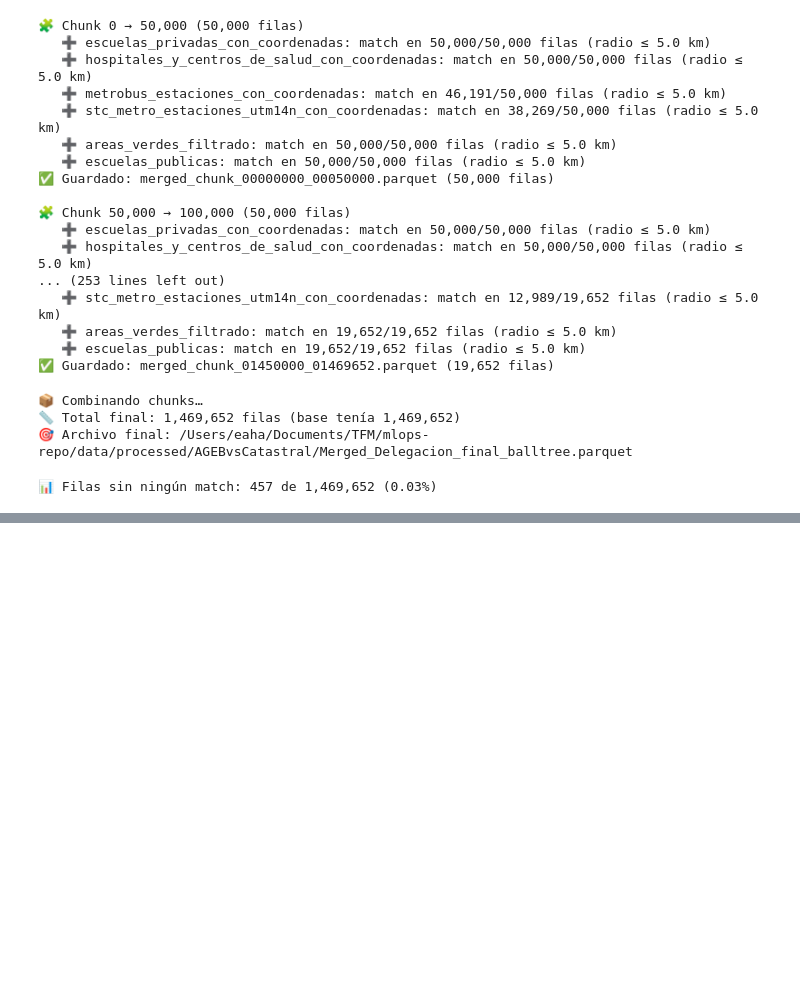
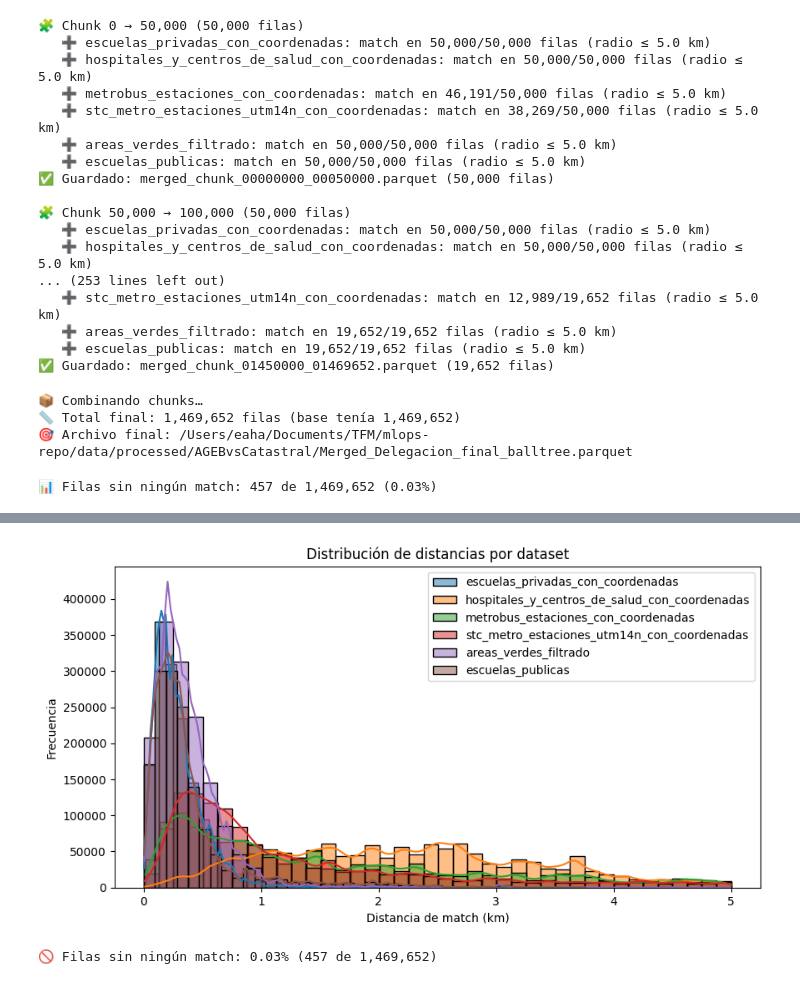
Before and after one commit to RenataRmz/mlops-repo, a Jupyter notebook: notebooks/02.Transformation/Deleg_AGEB_Catast.ipynb, the cells around one changed output, grey strips where cells are left out. Drawn from its saved outputs; the diff is of its cells as text; code cells hidden in the pictures; blank space fills up the shorter version.

Commit message:
Agrego la version final del notebook para unir a los csv diversos

```diff
--- a/notebooks/02.Transformation/Deleg_AGEB_Catast.ipynb
+++ b/notebooks/02.Transformation/Deleg_AGEB_Catast.ipynb
@@ -813,0 +620,8 @@ print(f"🎯 Archivo final guardado en: {output_final}")
+# %%
+# --- Detectar datasets ---
+aliases = ["escuelas_privadas", "hospitales_y_centros_de_salud", "metrobus_estaciones",
+           "stc_metro_estaciones_utm14n", "areas_verdes_filtrado", "escuelas_publicas"]
+
+# Algunas versiones del alias se acortaron en sufijos, los detectamos automáticamente
+dist_cols = [c for c in df.columns if c.startswith("dist_m_")]
+print("📋 Columnas de distancia detectadas:", dist_cols)
@@ -813,0 +630,21 @@ print(f"🎯 Archivo final guardado en: {output_final}")
+# %%
+# --- Resumen por dataset ---
+summary = []
+for col in dist_cols:
+    alias = col.replace("dist_m_", "")
+    total = len(df)
+    matched = df[col].notna().sum()
+    mean_dist = df[col].mean() / 1000  # en km
+    p95 = df[col].quantile(0.95) / 1000
+    summary.append({
+        "dataset": alias,
+        "matched_rows": matched,
+        "total_rows": total,
+        "pct_matched": matched / total * 100,
+        "mean_dist_km": mean_dist,
+        "p95_dist_km": p95
+    })
+
+summary_df = pd.DataFrame(summary)
+print("\n📈 Resumen de calidad del merge:")
+print(summary_df.round(3))
@@ -813,0 +668,21 @@ print(f"🎯 Archivo final guardado en: {output_final}")
+# %%
+
+
+# --- Histograma de distancias ---
+plt.figure(figsize=(10,5))
+for col in dist_cols:
+    sns.histplot(df[col]/1000, label=col.replace("dist_m_", ""), kde=True, bins=40, alpha=0.5)
+plt.xlabel("Distancia de match (km)")
+plt.ylabel("Frecuencia")
+plt.title("Distribución de distancias por dataset")
+plt.legend()
+plt.show()
+# %% [output]
+[figure, added]
+# %%
+# --- Porcentaje global sin match ---
+mask_all_nan = df[dist_cols].isna().all(axis=1)
+no_match_pct = mask_all_nan.mean() * 100
+print(f"\n🚫 Filas sin ningún match: {no_match_pct:.2f}% ({mask_all_nan.sum():,} de {len(df):,})")
+# %% [output]
+🚫 Filas sin ningún match: 0.03% (457 de 1,469,652)
```
Also changed, not shown: parts of 17 cells of this notebook.
